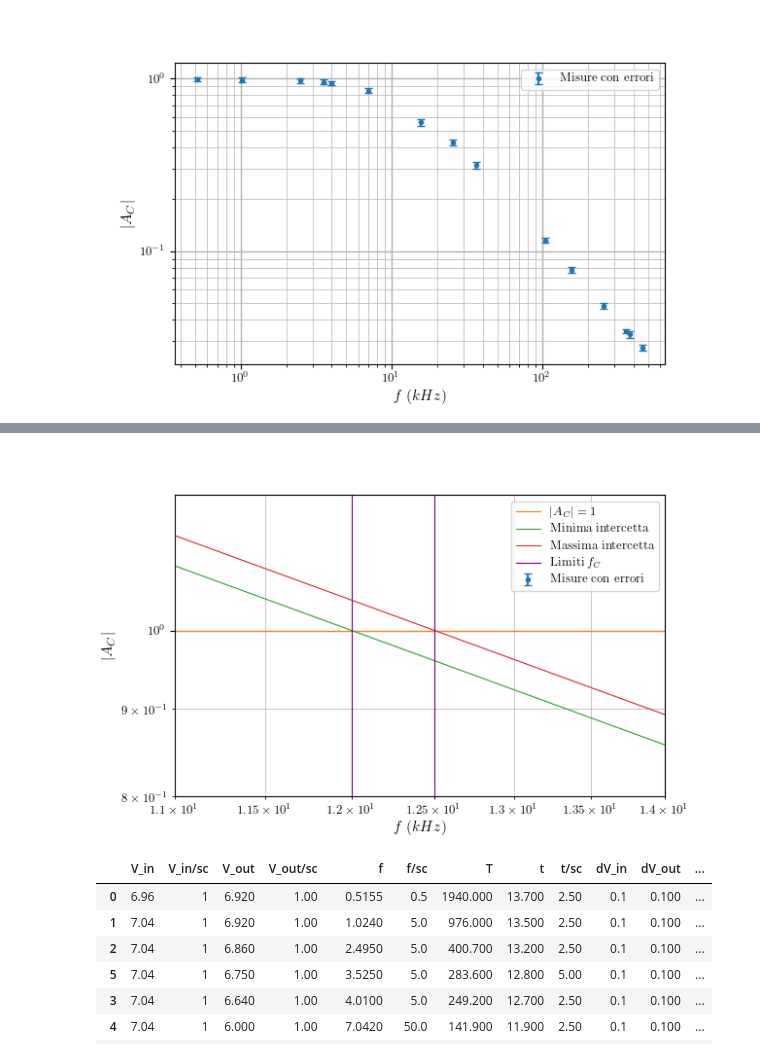
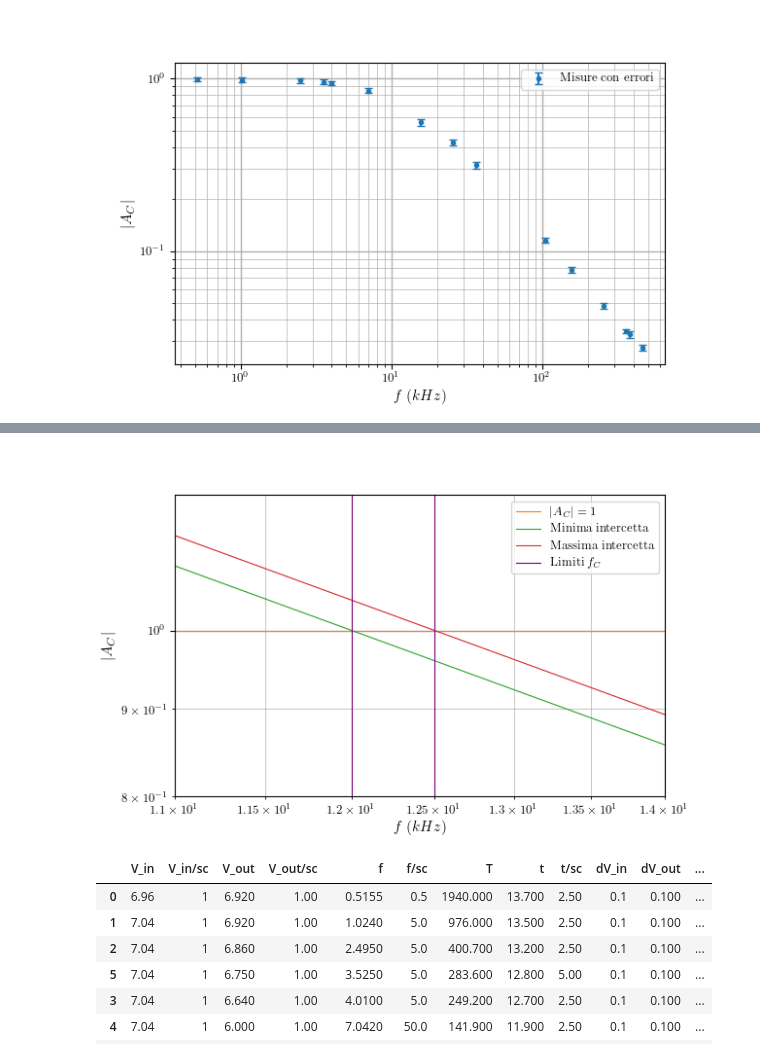
Before and after one commit to Nemoos-0/Lab2-E3, a Jupyter notebook: code/onda_sin_C.ipynb, the cells around one changed output, grey strips where cells are left out. Saved outputs shown, nothing was run; the diff lists cells and outputs as text; code cells hidden in the pictures.

Commit message:
Concluso da arrotondare gli errori e rileggere
Co-authored-by: Vittorio Strano <Vayxen@users.noreply.github.com>

```diff
--- a/code/onda_sin_C.ipynb
+++ b/code/onda_sin_C.ipynb
@@ -224,7 +278,7 @@ ax.errorbar(
     x = df['f'],
     y = df['|A|'], yerr=df['d|A|'],
     fmt='o', markersize = 3,
-    capsize = 3, label='Misure con errori'
+    capsize = 3, #label='Misure con errori'
 )
 
 xlim = np.array(ax.get_xlim())
@@ -243,45 +297,35 @@ l_min = lambda x: 12/x
 ax.plot(xlim, l_min(xlim), lw=0.8, label='Minima intercetta')
 
 # Massima intercetta
 l_max = lambda x: 12.5/x
 ax.plot(xlim, l_max(xlim), lw=0.8, label='Massima intercetta')
 
 # Minima frequenza di taglio
 f_min = lambda y: y - y + 12
 ax.plot(f_min(ylim), ylim, lw=0.8, c='purple', label=r'Limiti $f_{C}$')
 
 # Massima frequenza di taglio
 f_max = lambda y: y - y + 12.5
 ax.plot(f_max(ylim), ylim, lw=0.8, c='purple')
 
 ax.set_xlim(xlim)
 ax.set_ylim(ylim)
 
 ax.minorticks_on()
 ax.grid(True, which='major', lw = 1)
 ax.grid(True, which='minor', lw = 0.5)
 
 ax.legend()
 
 ax.set_xlabel(r'$f \; (kHz)$')
 ax.set_ylabel(r'$|A_{C}|$')
 
-fig.savefig(graph_path + 'onda_sin_AC(f)_taglio.pdf', format='pdf', bbox_inches='tight')
-
-# fig.set_size_inches(fig_size.from_pt(width * 0.4))
-# ax.get_legend().remove()
-
 ax.set_xlim(11, 14)
 ax.set_ylim(0.8, 1.2)
 
-fig.savefig(graph_path + 'onda_sin_AC(f)_taglio_frequenza.pdf', format='pdf', bbox_inches='tight')
-
-# ax.set_xlim(150, 500)
-# ax.set_ylim(0.02, 0.1)
-
-# fig.savefig(graph_path + 'onda_sin_AC(f)_taglio_intercette.pdf', format='pdf', bbox_inches='tight')
+fig.savefig(graph_path + 'onda_sin_AC(f)_taglio_frequenza.pdf', format='pdf')
 # %% [output]
-[figure, old version]
+[figure, new version]
 # %%
 # fig = plt.figure(figsize=fig_size.from_pt(width, subplots=(3, 2)))
 # fig.tight_layout()
```
Also changed, not shown: parts of 6 cells of this notebook, 28 other files.
